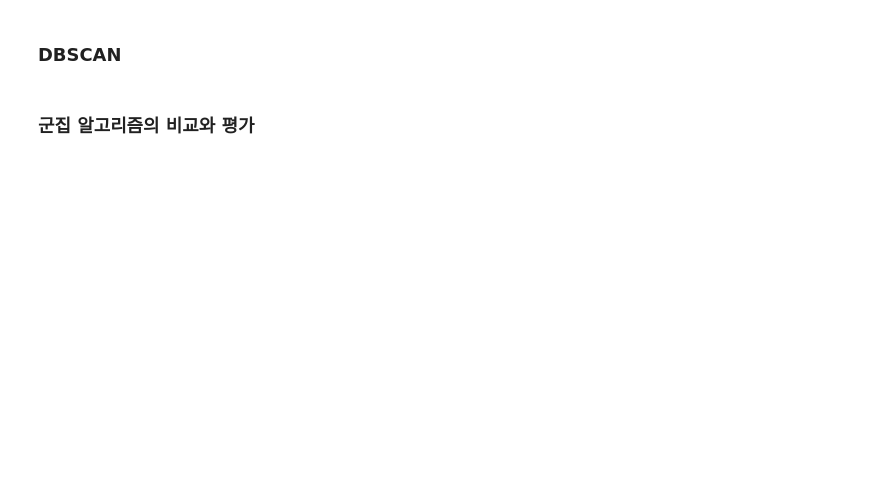
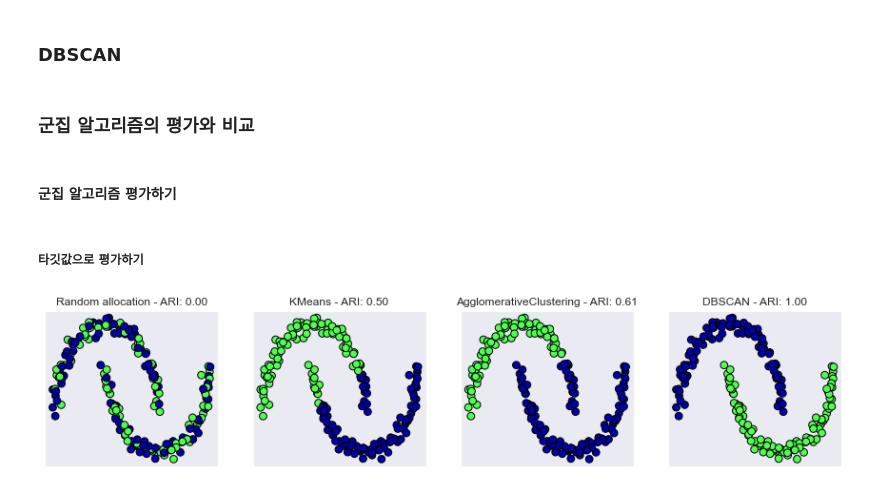
Before and after one commit to JaeMin1130/Machine-Learning, a Jupyter notebook: CHAPTER 3. 비지도 학습과 데이터 전처리.ipynb, the cells around one changed output. Saved outputs shown, nothing was run; the diff lists cells and outputs as text; code cells hidden in the pictures; blank space fills up the shorter version.

```diff
--- a/CHAPTER 3. 비지도 학습과 데이터 전처리.ipynb
+++ b/CHAPTER 3. 비지도 학습과 데이터 전처리.ipynb
@@ -282,2 +228,39 @@ Text(0, 0.5, 'cluster dis')
 # %% [markdown]
-### 군집 알고리즘의 비교와 평가
+### 군집 알고리즘의 평가와 비교
+# %% [markdown]
+#### 군집 알고리즘 평가하기
+# %% [markdown]
+##### 타깃값으로 평가하기
+# %%
+from sklearn.metrics.cluster import adjusted_rand_score
+from sklearn.datasets import make_moons
+from sklearn.preprocessing import StandardScaler
+from sklearn.cluster import KMeans
+from sklearn.cluster import AgglomerativeClustering
+from sklearn.cluster import DBSCAN
+X,y = make_moons(n_samples=200, noise=0.05, random_state=0)
+
+# 평균이 0, 분산이 1이 되도록 데이터의 스케일을 조정한다.
+scaler = StandardScaler()
+scaler.fit(X)
+X_scaled = scaler.transform(X)
+
+f,ax = plt.subplots(1,4, figsize=(15,3), subplot_kw={'xticks':(), 'yticks':()})
+
+# 비교를 위해 무작위로 클러스터를 할당한다.
+random_state = np.random.RandomState(seed=0)
+random_clusters = random_state.randint(low=0, high=2, size=len(X))
+ax[0].scatter(X_scaled[:,0], X_scaled[:,1], c=random_clusters,
+               cmap=mglearn.cm3, s=60, edgecolors='black')
+ax[0].set_title('Random allocation - ARI: {:.2f}'.format(adjusted_rand_score(y, random_clusters)))
+
+# 사용할 알고리즘 모델을 리스트로 만든다.
+algorithms = [KMeans(n_clusters=2), AgglomerativeClustering(n_clusters=2), DBSCAN()]
+for ax, algorithm in zip(ax[1:], algorithms):
+    clusters = algorithm.fit_predict(X_scaled)
+    ax.scatter(X_scaled[:,0], X_scaled[:,1], c=clusters,
+               cmap=mglearn.cm3, s=60, edgecolors='black')
+    ax.set_title('{} - ARI: {:.2f}'.format(algorithm.__class__.__name__,
+                                           adjusted_rand_score(y, clusters)))
+# %% [output]
+[figure, added]
```
Also changed, not shown: parts of 21 cells of this notebook.
